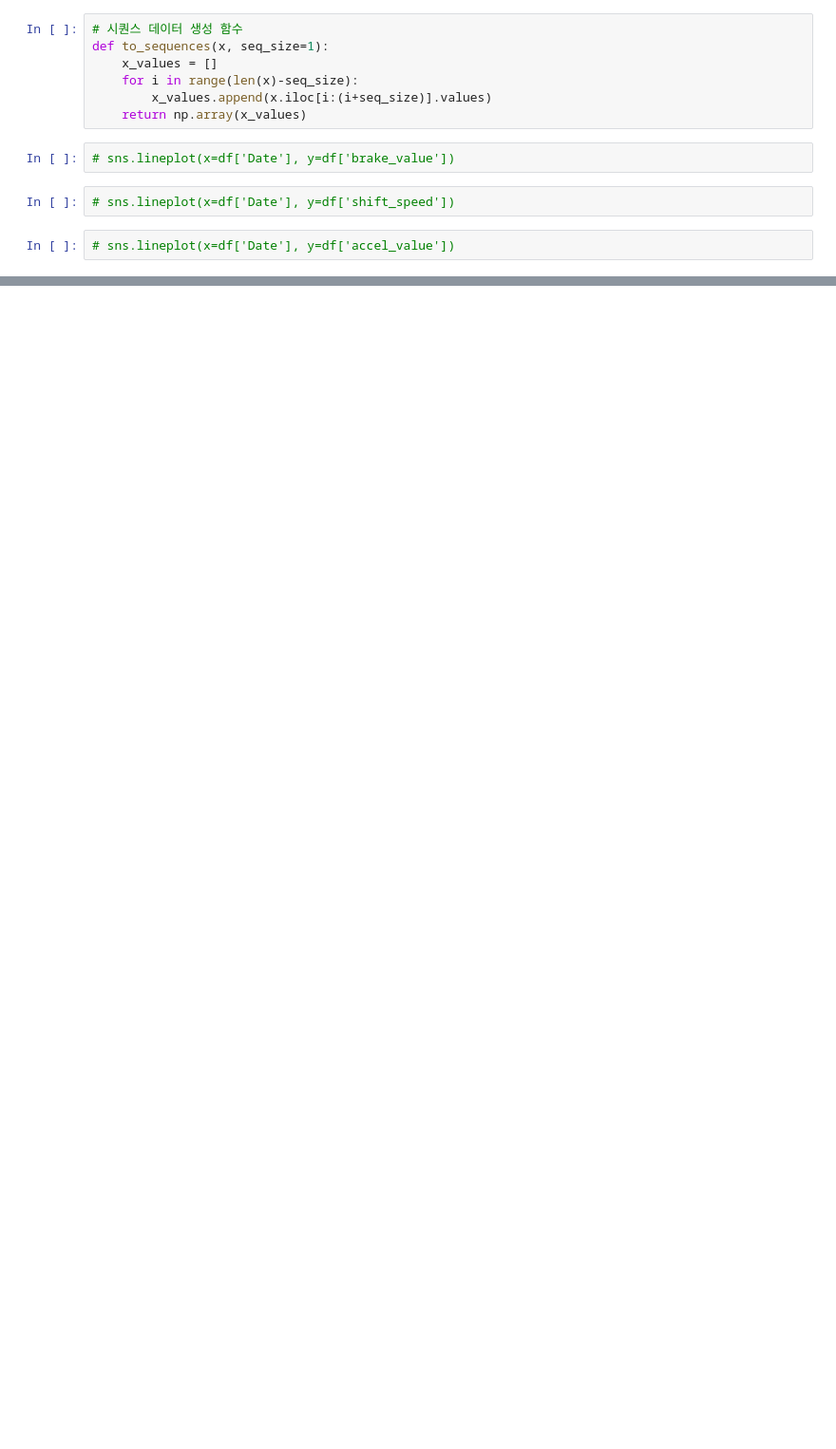
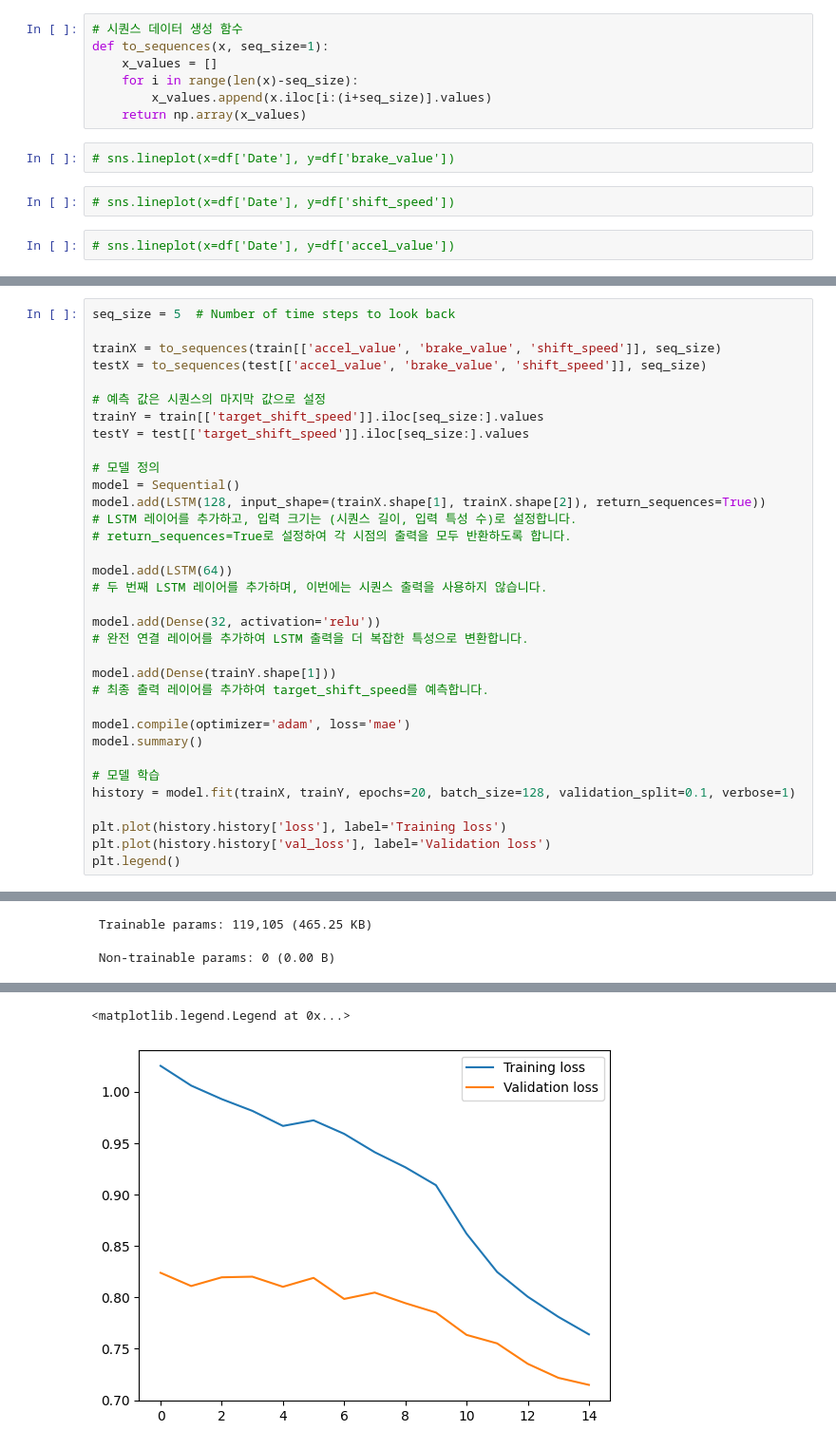
Before and after one commit to Project-Taba/AI, a Jupyter notebook: stop_dl.ipynb, the cells around one changed output, grey strips where cells are left out. Shown at 95% size. Drawn from its saved outputs; the diff is of its cells as text; blank space fills up the shorter version.

Commit message:
Fix: model 수정

```diff
--- a/stop_dl.ipynb
+++ b/stop_dl.ipynb
@@ -67,0 +96,35 @@ See the caveats in the documentation: https://pandas.pydata.org/pandas-docs/stab
+# %%
+seq_size = 5  # Number of time steps to look back
+
+trainX = to_sequences(train[['accel_value', 'brake_value', 'shift_speed']], seq_size)
+testX = to_sequences(test[['accel_value', 'brake_value', 'shift_speed']], seq_size)
+
+# 예측 값은 시퀀스의 마지막 값으로 설정
+trainY = train[['target_shift_speed']].iloc[seq_size:].values
+testY = test[['target_shift_speed']].iloc[seq_size:].values
+
+# 모델 정의
+model = Sequential()
+model.add(LSTM(128, input_shape=(trainX.shape[1], trainX.shape[2]), return_sequences=True))
+# LSTM 레이어를 추가하고, 입력 크기는 (시퀀스 길이, 입력 특성 수)로 설정합니다.
+# return_sequences=True로 설정하여 각 시점의 출력을 모두 반환하도록 합니다.
+
+model.add(LSTM(64))
+# 두 번째 LSTM 레이어를 추가하며, 이번에는 시퀀스 출력을 사용하지 않습니다.
+
+model.add(Dense(32, activation='relu'))
+# 완전 연결 레이어를 추가하여 LSTM 출력을 더 복잡한 특성으로 변환합니다.
+
+model.add(Dense(trainY.shape[1]))
+# 최종 출력 레이어를 추가하여 target_shift_speed를 예측합니다.
+
+model.compile(optimizer='adam', loss='mae')
+model.summary()
+
+# 모델 학습
+history = model.fit(trainX, trainY, epochs=20, batch_size=128, validation_split=0.1, verbose=1)
+
+plt.plot(history.history['loss'], label='Training loss')
+plt.plot(history.history['val_loss'], label='Validation loss')
+plt.legend()
+# %% [output]
@@ -67,0 +144,2 @@ See the caveats in the documentation: https://pandas.pydata.org/pandas-docs/stab
+ Trainable params: 119,105 (465.25 KB)
+ Non-trainable params: 0 (0.00 B)
@@ -68 +163,3 @@ See the caveats in the documentation: https://pandas.pydata.org/pandas-docs/stab
+<matplotlib.legend.Legend at 0x...>
+[figure, added]
 # %%
```
Also changed, not shown: parts of 15 cells of this notebook, 3 other files.
